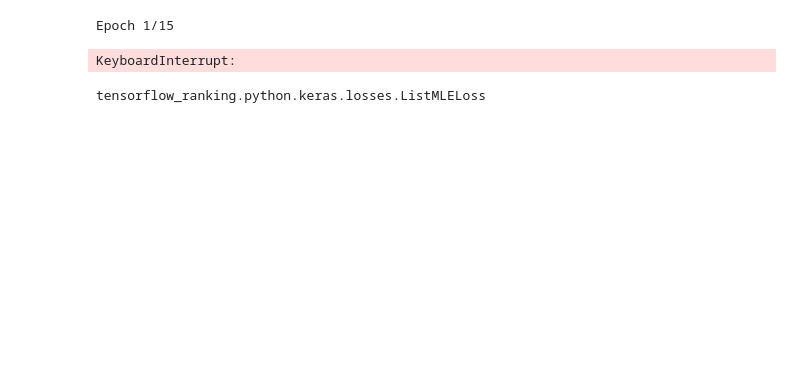
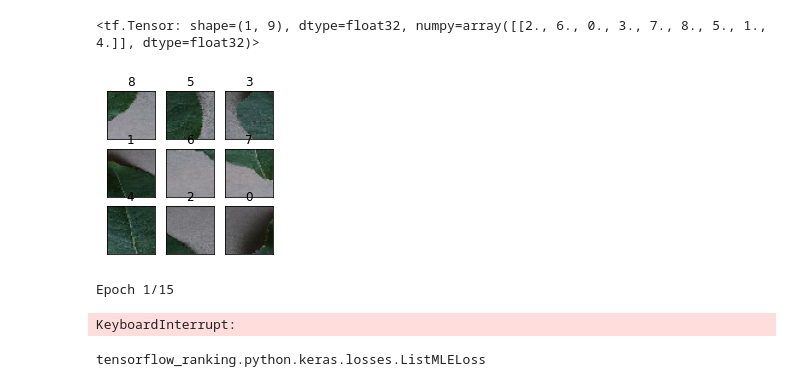
Before and after one commit to ge0metri/Deep-Learning-for-Visual-recognition-project, a Jupyter notebook: NotebookZwei.ipynb, the cells around one changed output. Cells and saved outputs as stored; diff of their text form; code cells hidden in the pictures; blank space fills up the shorter version.

```diff
--- a/NotebookZwei.ipynb
+++ b/NotebookZwei.ipynb
@@ -6,14 +6,18 @@ import numpy as np
 import os
 from pathlib import Path
 
+root = os.getcwd() # Don't change this
+data_dirname = '/data_test/plantvillage/' # Change as you like
+p = Path(root + data_dirname)
+p.mkdir(exist_ok=True)
 if platform.system()=='Darwin':
   root = os.getcwd() # Don't change this
   data_dirname = '/data_test/plantvillage/' # Change as you like
   p = Path(root + data_dirname)
   p.mkdir(exist_ok=True)
-else:
-  p = Path("C:/Users/mwels/Documents/Uni/11. Semester/Deep learning in visual recognition/Plant_leave_diseases_dataset_without_augmentation")
-  p.mkdir(exist_ok=True)
+#else:
+#  p = Path("C:/Users/mwels/Documents/Uni/11. Semester/Deep learning in visual recognition/Plant_leave_diseases_dataset_without_augmentation")
+#  p.mkdir(exist_ok=True)
 
 
 classes = [
@@ -138,7 +159,6 @@ KerasTensor(type_spec=TensorSpec(shape=(None, 3, 3), dtype=tf.float32, name=None
 # %%
 from keras.layers import Dense,GlobalAveragePooling2D, Concatenate, Input, Flatten, Lambda, Layer
 from keras.models import Model
-from src.fast_soft_sort.tf_ops import soft_rank
 
 
 number_of_tiles = 9
@@ -189,6 +209,7 @@ out = Dense(500, activation="relu")(concatonation)
 # out = Dense(500, activation="relu")(out)
 out = Dense(9)(out)
 out = Flatten()(out)
+out = Ranking()(out)
 
 model = Model(inputs=tiles, outputs=out)
 # %%
@@ -253,3 +274,25 @@ class ProjectedRanksAccuracy(tf.keras.metrics.Mean):
     result = tf.math.reduce_sum(y_true * y_pred, axis=-1) / max_proj
     super().update_state(
         tf.reduce_mean(result, axis=-1), sample_weight=sample_weight)
+# %%
+#NEW BETTER MODEL MSE
+from keras import optimizers
+from sklearn.model_selection import train_test_split
+from src.permutation_tools import *
+import tensorflow_ranking as tfr
+
+x_train, x_test = train_test_split(filelist)
+
+train_generator = PermNetDataGenerator([x_train[0]]*256, 1)
+validation_generator = PermNetDataGenerator(x_test)
+
+
+# Set up optimizer
+sgd_optimizer = optimizers.SGD(learning_rate=0.001, decay=1e-6, momentum=0.9, nesterov=True)
+
+# Compile model
+# softmax_loss = tfr.keras.losses.get(tfr.keras.losses.RankingLossKey.MEAN_SQUARED_LOSS)
+model.compile(optimizer=sgd_optimizer,loss=tf.keras.losses.MeanSquaredError(), metrics=[ProjectedRanksAccuracy(), PartialRanksAccuracy()])
+
+# Train model for 150 epochs
+history = model.fit(train_generator,epochs=50)
@@ -267,7 +325,7 @@ validation_generator = PermNetDataGenerator(x_test)
 
 
 # Set up optimizer
-sgd_optimizer = optimizers.SGD(lr=0.001, decay=1e-6, momentum=0.9, nesterov=True)
+sgd_optimizer = optimizers.SGD(learning_rate=0.001, decay=1e-6, momentum=0.9, nesterov=True)
 
 # Compile model
 # softmax_loss = tfr.keras.losses.get(tfr.keras.losses.RankingLossKey.MEAN_SQUARED_LOSS)
@@ -280 +354,7 @@ Epoch 1/150
 KeyboardInterrupt:
+# %%
+test_gen = PermNetDataGenerator([x_train[0]]*512, 16)
+X, y = test_gen.next()
+showPermImg(X[0], y[0])
+ranks_fn(model.predict(np.expand_dims(X[0], 0)))
+# %% [output]
@@ -281,3 +362,5 @@ KeyboardInterrupt:
+<tf.Tensor: shape=(1, 9), dtype=float32, numpy=array([[2., 6., 0., 3., 7., 8., 5., 1., 4.]], dtype=float32)>
+[figure, added]
 # %%
 from keras import optimizers
 from sklearn.model_selection import train_test_split
```
Also changed, not shown: parts of 13 cells of this notebook.
